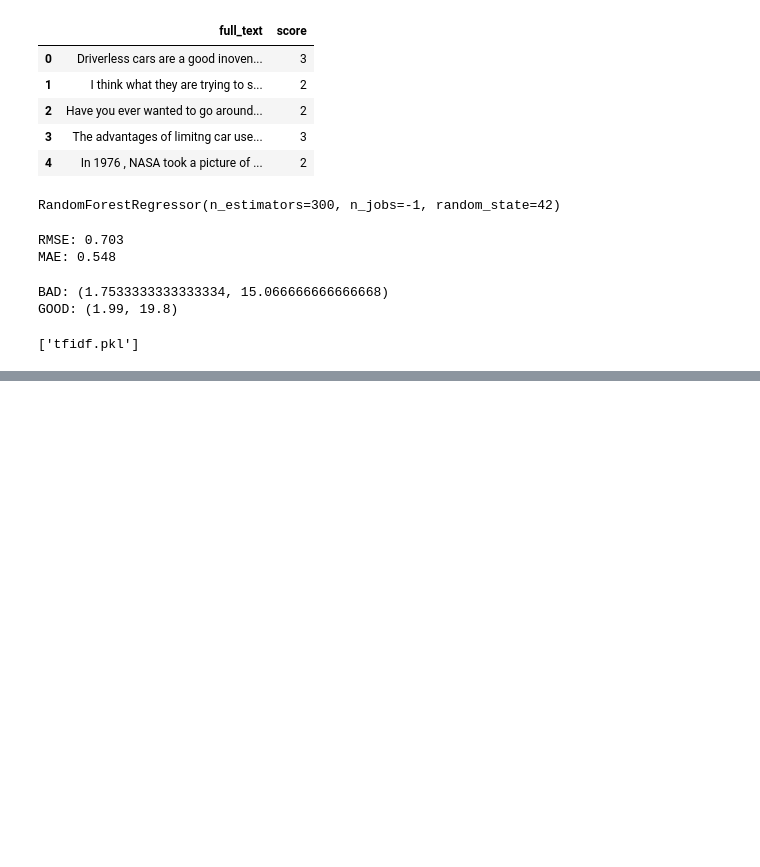
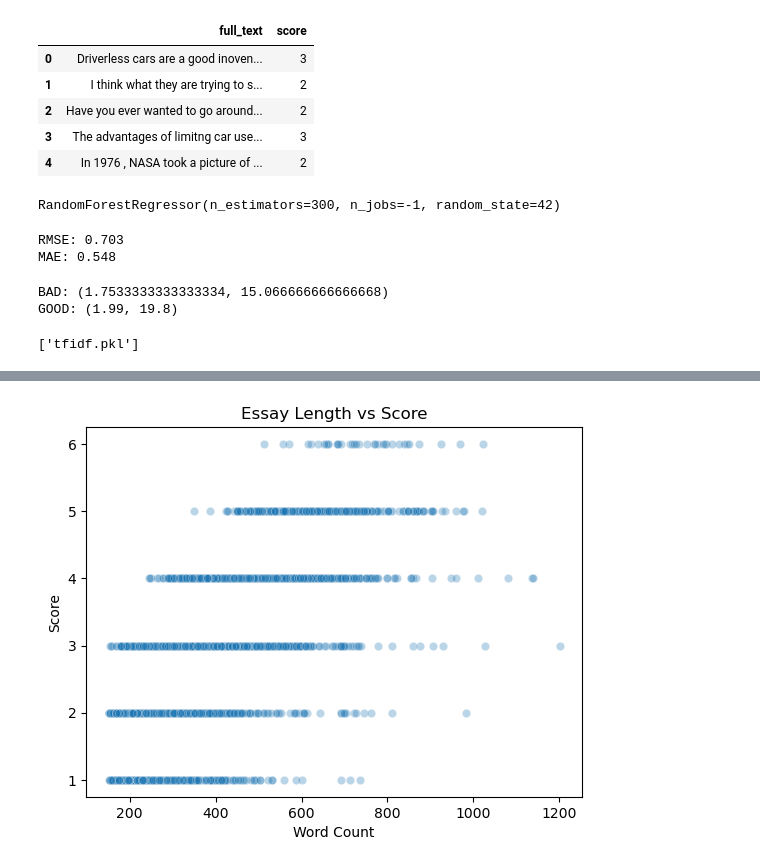
Before and after one commit to Itrfan/Content-coherence, a Jupyter notebook: content_coherence.ipynb, the cells around one changed output, grey strips where cells are left out. Drawn from its saved outputs; the diff is of its cells as text; code cells hidden in the pictures; blank space fills up the shorter version.

```diff
--- a/content_coherence.ipynb
+++ b/content_coherence.ipynb
@@ -196,0 +210,9 @@ joblib.dump(tfidf, "tfidf.pkl")
+# %%
+plt.figure()
+sns.scatterplot(x=df['word_count'], y=df['score'], alpha=0.3)
+plt.xlabel("Word Count")
+plt.ylabel("Score")
+plt.title("Essay Length vs Score")
+plt.show()
+# %% [output]
+[figure, added]
```
Also changed, not shown: parts of 6 cells of this notebook, 2 other files.
